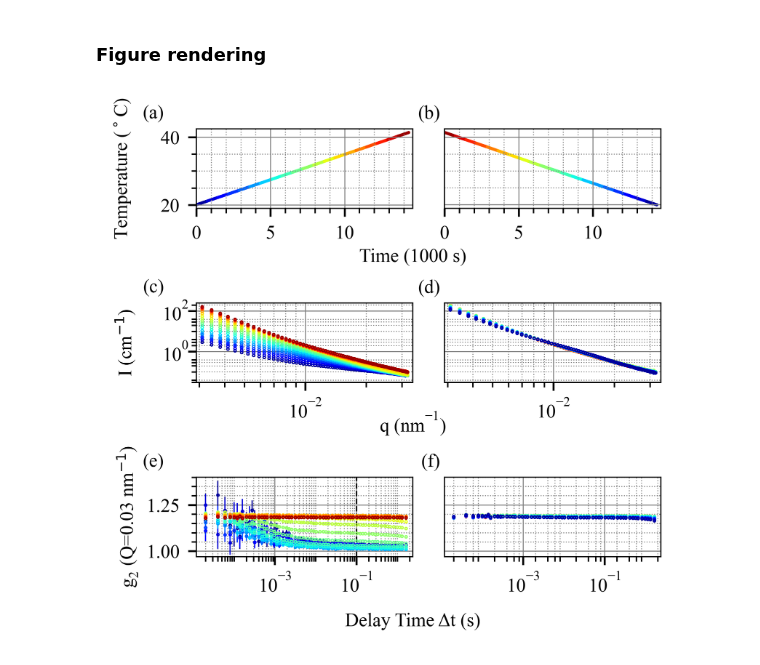
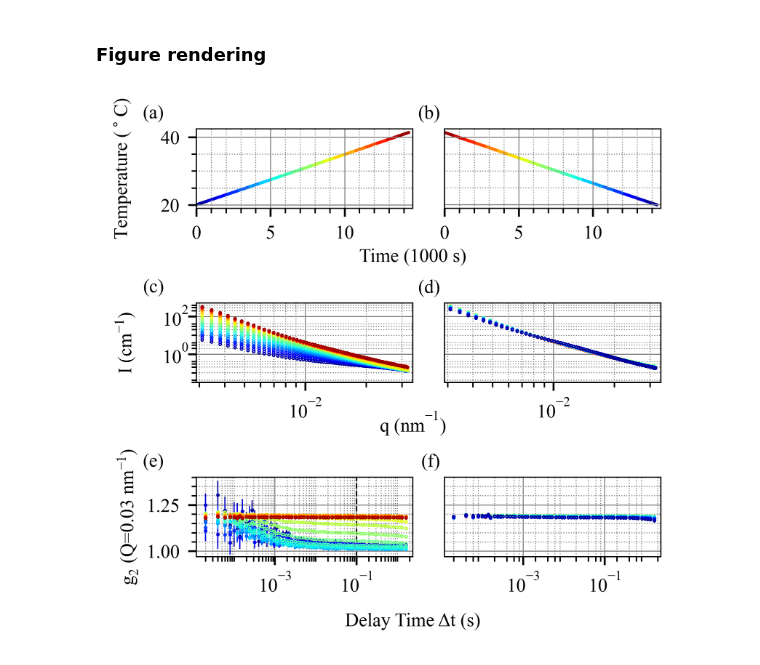
Before and after one commit to AZjk/llps-saxpcs, a Jupyter notebook: H04/H04_Plot.ipynb, the cells around one changed output. Drawn from its saved outputs; the diff is of its cells as text; code cells hidden in the pictures.

```diff
--- a/H04/H04_Plot.ipynb
+++ b/H04/H04_Plot.ipynb
@@ -73,14 +73,14 @@ def plot_one_column(ax, avg_data_list, second_column=False, g2_idx=0):
     ax[1].set_xlim(2.9e-3, 3.4e-2)
     ax[2].set_xlim(0.000012,2.4)
     ax[2].set_xscale('log')
-    ax[1].set_ylim(0.03, 250)
+    ax[1].set_ylim(0.03, 520)
     ax[2].set_ylim(0.97, 1.4)
 
 
     if not second_column:
         ax[0].set_ylabel('Temperature ($^\circ$C)', fontname="Times New Roman", labelpad = 12)
-        ax[1].set_ylabel('I (cm$^{-1}$)', fontname="Times New Roman", labelpad = 11)
-        ax[2].set_ylabel('$\mathdefault{g_2}$ (Q=0.03 nm$^{-1}$)', fontname="Times New Roman", labelpad = 3)
+        ax[1].set_ylabel('I (cm$^\mathdefault{{-1}}$)', fontname="Times New Roman", labelpad = 11)
+        ax[2].set_ylabel('$\mathdefault{g_2}$ (Q=0.03 nm$^\mathdefault{{-1}}$)', fontname="Times New Roman", labelpad = 3)
         plt.subplots_adjust(left=0.15)
 
         ax[0].set_xlabel('Time (1000 s)', fontname="Times New Roman")
@@ -116,7 +116,7 @@ def plot_one_column(ax, avg_data_list, second_column=False, g2_idx=0):
         ax[0].set_xlim(0, 14.6)
         ax[1].set_xlim(2.9e-3, 3.4e-2)
         ax[2].set_xlim(0.000012,2.4)
-        ax[1].set_ylim(0.03, 250)
+        ax[1].set_ylim(0.03, 520)
         ax[2].set_ylim(0.97, 1.4)
 
         ax[0].tick_params(axis='y', labelleft=False)
@@ -139,31 +139,31 @@ def plot_one_column(ax, avg_data_list, second_column=False, g2_idx=0):
         ax[2].grid(which='minor', linestyle=':', linewidth='0.4', color='gray')
         ax[2].tick_params(axis='y', which='both', left=False, right=False, labelleft=False)
         ax[2].set_xscale('log')
         ax[2].xaxis.set_minor_locator(ticker.LogLocator(base=10, subs=np.arange(1, 10), numticks=100))
         ax[2].xaxis.set_minor_locator(matplotlib.ticker.LogLocator(base=10, subs=np.arange(-5, 1, 0.2), numticks=10))
 
         ax[2].tick_params(axis='x', which='minor', labelbottom=False)
 
 plt.tight_layout(w_pad=-1, h_pad=4.0)
 
 plot_one_column(ax[:, 0], avg_ramp_up)
 plot_one_column(ax[:, 1], avg_ramp_down, second_column=True)
 for a in ax.flatten():
     a.spines['top'].set_linewidth(0.5)
     a.spines['right'].set_linewidth(0.5)
     a.spines['bottom'].set_linewidth(0.5)
     a.spines['left'].set_linewidth(0.5)
 
 # Add labels (a) to (f)
 ax[0, 0].text(-0.15, 1.3, '(a)', transform=ax[0, 0].transAxes, fontsize=8, va='top', ha='right')
 ax[1, 0].text(-0.15, 1.3, '(c)', transform=ax[1, 0].transAxes, fontsize=8, va='top', ha='right')
 ax[2, 0].text(-0.15, 1.3, '(e)', transform=ax[2, 0].transAxes, fontsize=8, va='top', ha='right')
 
 ax[0, 1].text(-0.02, 1.3, '(b)', transform=ax[0, 1].transAxes, fontsize=8, va='top', ha='right')
 ax[1, 1].text(-0.02, 1.3, '(d)', transform=ax[1, 1].transAxes, fontsize=8, va='top', ha='right')
 ax[2, 1].text(-0.02, 1.3, '(f)', transform=ax[2, 1].transAxes, fontsize=8, va='top', ha='right')
 
 
 plt.savefig('H04.pdf')
 # %% [output]
-[figure, old version]
+[figure, new version]
```
Also changed, not shown: 14 other files.
